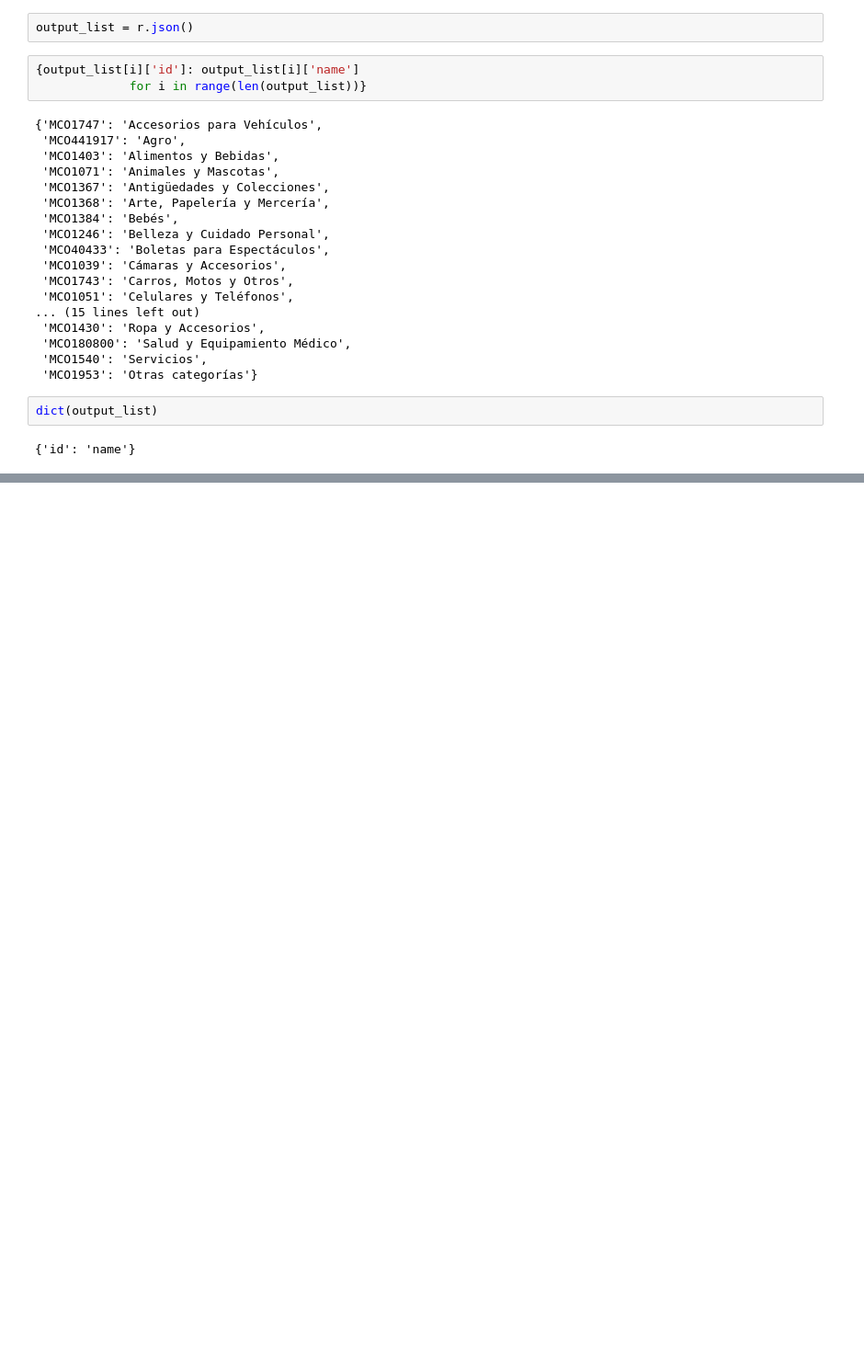
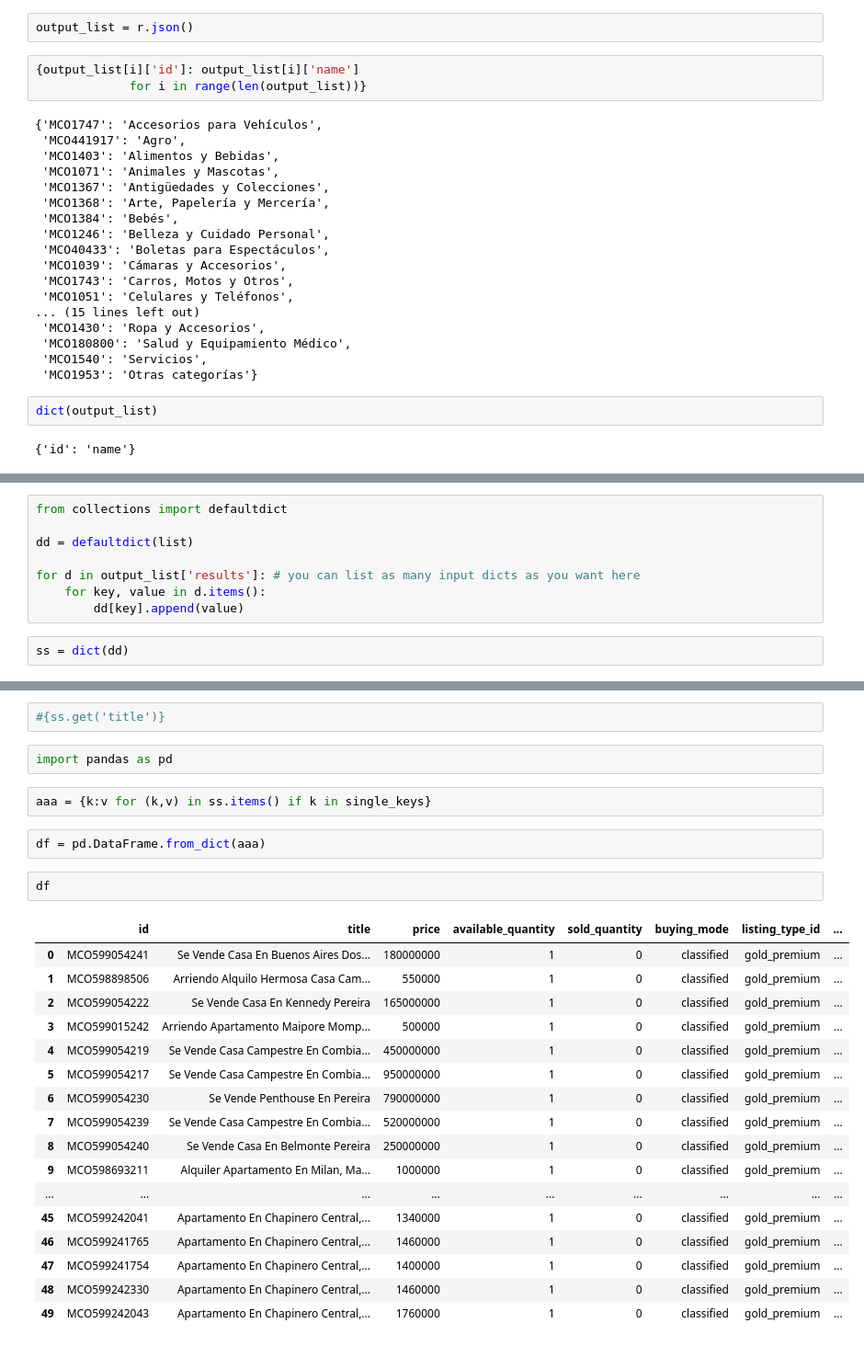
Before and after one commit to juancop/MeliDSChallenge, a Jupyter notebook: notebooks/Untitled.ipynb, the cells around one changed output, grey strips where cells are left out. Shown at 92% size. Drawn from its saved outputs; the diff is of its cells as text; blank space fills up the shorter version.

Commit message:
DataFrame based on single-valued keys

```diff
--- a/notebooks/Untitled.ipynb
+++ b/notebooks/Untitled.ipynb
@@ -53,0 +101,10 @@ dict(output_list)
+# %%
+from collections import defaultdict
+
+dd = defaultdict(list)
+
+for d in output_list['results']: # you can list as many input dicts as you want here
+    for key, value in d.items():
+        dd[key].append(value)
+# %%
+ss = dict(dd)
@@ -53,0 +123,28 @@ dict(output_list)
+# %%
+#{ss.get('title')}
+# %%
+import pandas as pd
+# %%
+aaa = {k:v for (k,v) in ss.items() if k in single_keys}
+# %%
+df = pd.DataFrame.from_dict(aaa)
+# %%
+df
+# %% [output]
+|  | id | title | price | available_quantity | sold_quantity | buying_mode | listing_type_id | ... |
+| 0 | MCO599054241 | Se Vende Casa En Buenos Aires Dos... | 180000000 | 1 | 0 | classified | gold_premium | ... |
+| 1 | MCO598898506 | Arriendo Alquilo Hermosa Casa Cam... | 550000 | 1 | 0 | classified | gold_premium | ... |
+| 2 | MCO599054222 | Se Vende Casa En Kennedy Pereira | 165000000 | 1 | 0 | classified | gold_premium | ... |
+| 3 | MCO599015242 | Arriendo Apartamento Maipore Momp... | 500000 | 1 | 0 | classified | gold_premium | ... |
+| 4 | MCO599054219 | Se Vende Casa Campestre En Combia... | 450000000 | 1 | 0 | classified | gold_premium | ... |
+| 5 | MCO599054217 | Se Vende Casa Campestre En Combia... | 950000000 | 1 | 0 | classified | gold_premium | ... |
+| 6 | MCO599054230 | Se Vende Penthouse En Pereira | 790000000 | 1 | 0 | classified | gold_premium | ... |
+| 7 | MCO599054239 | Se Vende Casa Campestre En Combia... | 520000000 | 1 | 0 | classified | gold_premium | ... |
+| 8 | MCO599054240 | Se Vende Casa En Belmonte Pereira | 250000000 | 1 | 0 | classified | gold_premium | ... |
+| 9 | MCO598693211 | Alquiler Apartamento En Milan, Ma... | 1000000 | 1 | 0 | classified | gold_premium | ... |
+| ... | ... | ... | ... | ... | ... | ... | ... | ... |
+| 45 | MCO599242041 | Apartamento En Chapinero Central,... | 1340000 | 1 | 0 | classified | gold_premium | ... |
+| 46 | MCO599241765 | Apartamento En Chapinero Central,... | 1460000 | 1 | 0 | classified | gold_premium | ... |
+| 47 | MCO599241754 | Apartamento En Chapinero Central,... | 1400000 | 1 | 0 | classified | gold_premium | ... |
+| 48 | MCO599242330 | Apartamento En Chapinero Central,... | 1460000 | 1 | 0 | classified | gold_premium | ... |
+| 49 | MCO599242043 | Apartamento En Chapinero Central,... | 1760000 | 1 | 0 | classified | gold_premium | ... |
```
Also changed, not shown: parts of 15 cells of this notebook, 1 other file.
